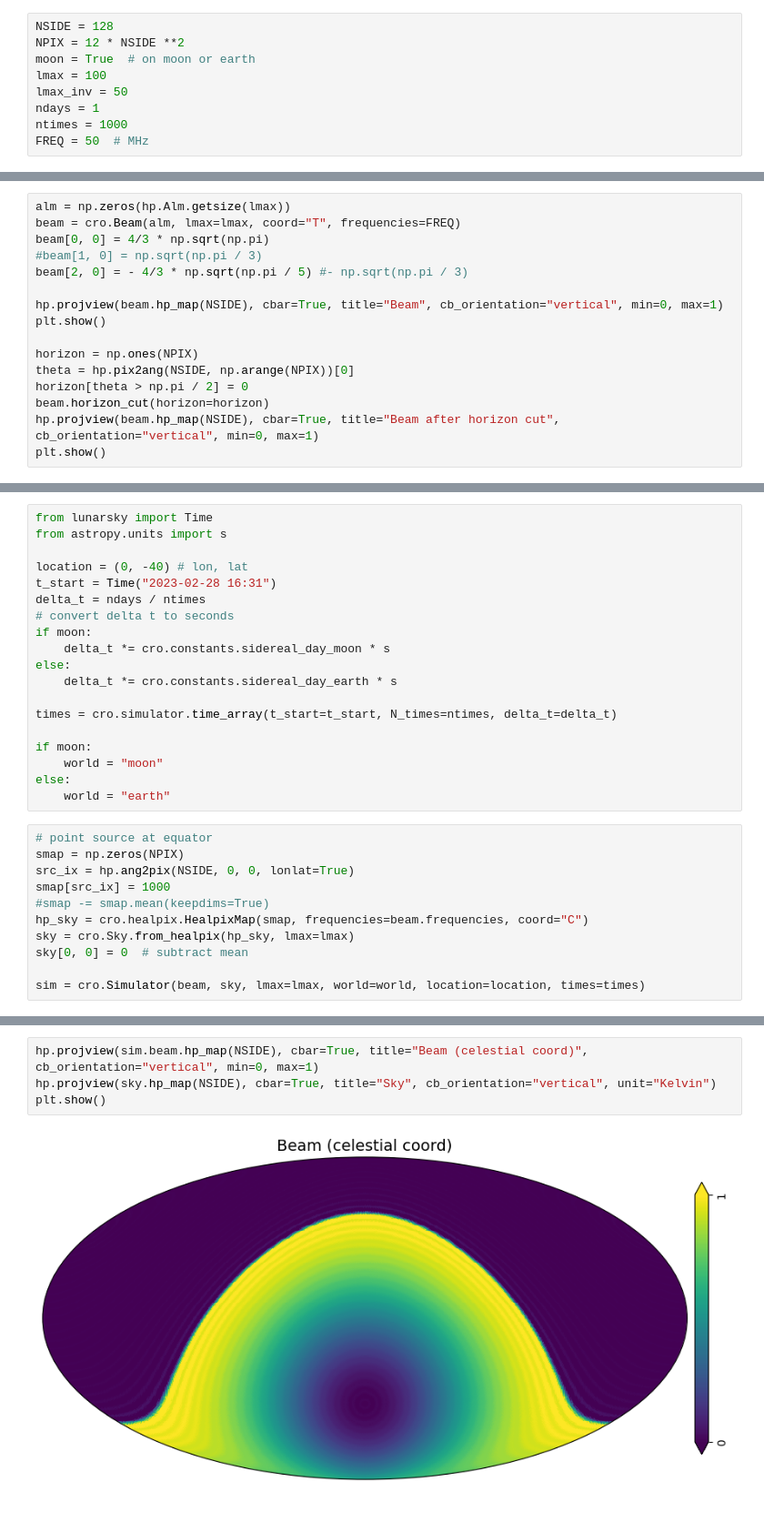
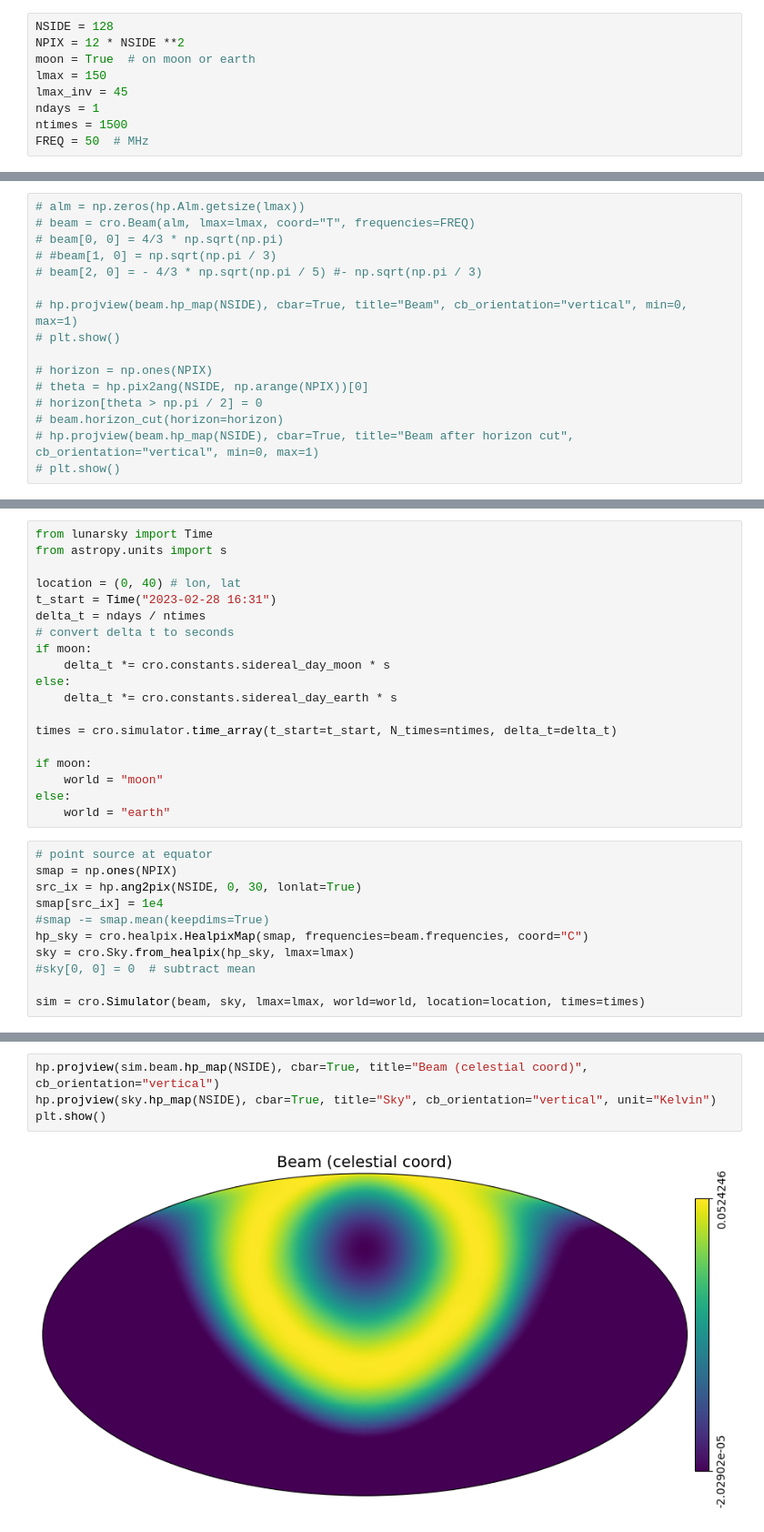
Before and after one commit to christianhbye/ucb_research, a Jupyter notebook: lusee_maps/Untitled1.ipynb, the cells around one changed output, grey strips where cells are left out. Shown at 91% size. Saved outputs shown, nothing was run; the diff lists cells and outputs as text.

```diff
--- a/lusee_maps/Untitled1.ipynb
+++ b/lusee_maps/Untitled1.ipynb
@@ -35,8 +33,8 @@ fatal: No names found, cannot describe anything.
 NSIDE = 128
 NPIX = 12 * NSIDE **2
 moon = True  # on moon or earth
-lmax = 100
-lmax_inv = 50
+lmax = 150
+lmax_inv = 45
 ndays = 1
-ntimes = 1000
+ntimes = 1500
 FREQ = 50  # MHz
@@ -43,16 +61,16 @@ FREQ = 50  # MHz
 # %%
-alm = np.zeros(hp.Alm.getsize(lmax))
-beam = cro.Beam(alm, lmax=lmax, coord="T", frequencies=FREQ)
-beam[0, 0] = 4/3 * np.sqrt(np.pi)
-#beam[1, 0] = np.sqrt(np.pi / 3)
-beam[2, 0] = - 4/3 * np.sqrt(np.pi / 5) #- np.sqrt(np.pi / 3)
+# alm = np.zeros(hp.Alm.getsize(lmax))
+# beam = cro.Beam(alm, lmax=lmax, coord="T", frequencies=FREQ)
+# beam[0, 0] = 4/3 * np.sqrt(np.pi)
+# #beam[1, 0] = np.sqrt(np.pi / 3)
+# beam[2, 0] = - 4/3 * np.sqrt(np.pi / 5) #- np.sqrt(np.pi / 3)
 
-hp.projview(beam.hp_map(NSIDE), cbar=True, title="Beam", cb_orientation="vertical", min=0, max=1)
-plt.show()
+# hp.projview(beam.hp_map(NSIDE), cbar=True, title="Beam", cb_orientation="vertical", min=0, max=1)
+# plt.show()
 
-horizon = np.ones(NPIX)
-theta = hp.pix2ang(NSIDE, np.arange(NPIX))[0]
-horizon[theta > np.pi / 2] = 0
-beam.horizon_cut(horizon=horizon)
-hp.projview(beam.hp_map(NSIDE), cbar=True, title="Beam after horizon cut", cb_orientation="vertical", min=0, max=1)
-plt.show()
+# horizon = np.ones(NPIX)
+# theta = hp.pix2ang(NSIDE, np.arange(NPIX))[0]
+# horizon[theta > np.pi / 2] = 0
+# beam.horizon_cut(horizon=horizon)
+# hp.projview(beam.hp_map(NSIDE), cbar=True, title="Beam after horizon cut", cb_orientation="vertical", min=0, max=1)
+# plt.show()
@@ -132,7 +156,7 @@ def estimate_x(sim, method="pinv", lmax_inv=lmax_inv):
 from lunarsky import Time
 from astropy.units import s
 
-location = (0, -40) # lon, lat
+location = (0, 40) # lon, lat
 t_start = Time("2023-02-28 16:31")
 delta_t = ndays / ntimes
 # convert delta t to seconds
@@ -149,12 +173,12 @@ else:
     world = "earth"
 # %%
 # point source at equator
-smap = np.zeros(NPIX)
-src_ix = hp.ang2pix(NSIDE, 0, 0, lonlat=True)
-smap[src_ix] = 1000
+smap = np.ones(NPIX)
+src_ix = hp.ang2pix(NSIDE, 0, 30, lonlat=True)
+smap[src_ix] = 1e4
 #smap -= smap.mean(keepdims=True)
 hp_sky = cro.healpix.HealpixMap(smap, frequencies=beam.frequencies, coord="C")
 sky = cro.Sky.from_healpix(hp_sky, lmax=lmax)
-sky[0, 0] = 0  # subtract mean
+#sky[0, 0] = 0  # subtract mean
 
 sim = cro.Simulator(beam, sky, lmax=lmax, world=world, location=location, times=times)
@@ -163,6 +185,6 @@ WARNING: AstropyDeprecationWarning: The get_frame_attr_names() method is depreca
 # %%
-hp.projview(sim.beam.hp_map(NSIDE), cbar=True, title="Beam (celestial coord)", cb_orientation="vertical", min=0, max=1)
+hp.projview(sim.beam.hp_map(NSIDE), cbar=True, title="Beam (celestial coord)", cb_orientation="vertical")
 hp.projview(sky.hp_map(NSIDE), cbar=True, title="Sky", cb_orientation="vertical", unit="Kelvin")
 plt.show()
 # %% [output]
-[figure, old version]
+[figure, new version]
```
Also changed, not shown: parts of 11 cells of this notebook.
